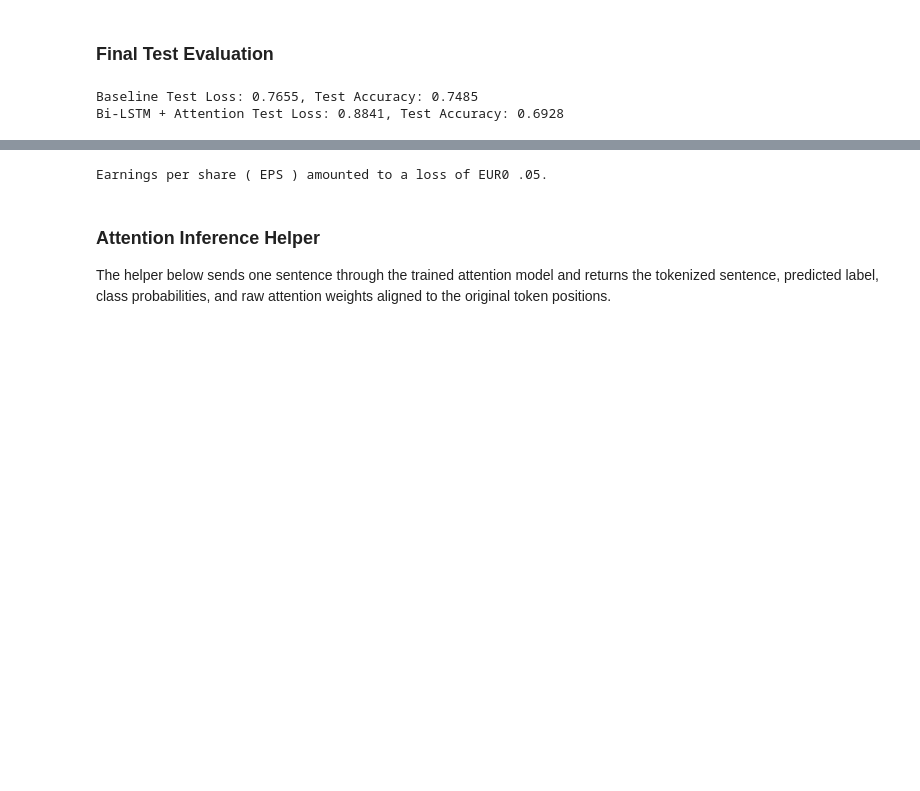
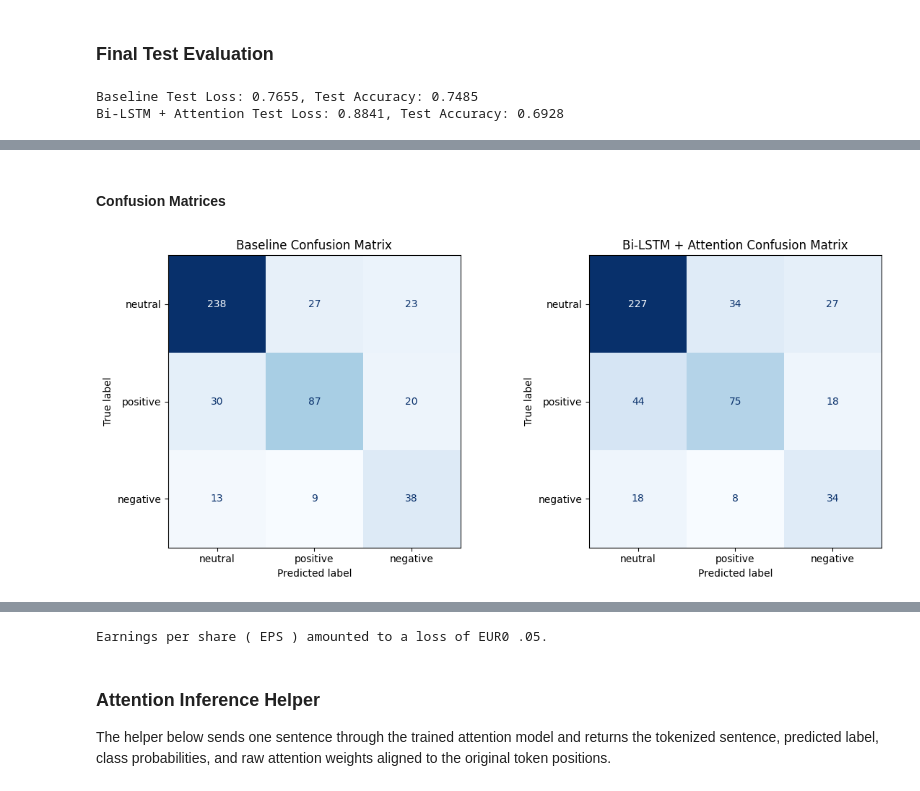
Before and after one commit to Aman-AI-Guy/Financial-News-Sentiment-Analysis, a Jupyter notebook: financial_news_sentiment.ipynb, the cells around one changed output, grey strips where cells are left out. Cells and saved outputs as stored; diff of their text form; code cells hidden in the pictures; blank space fills up the shorter version.

```diff
--- a/financial_news_sentiment.ipynb
+++ b/financial_news_sentiment.ipynb
@@ -819,0 +939,11 @@ Bi-LSTM + Attention Test Loss: 0.8841, Test Accuracy: 0.6928
+# %%
+LABEL_NAMES = [label for label, _ in sorted(LABEL_MAPPING.items(), key=lambda item: item[1])]
+
+baseline_true, baseline_pred = get_predictions(baseline_model, test_loader, device)
+attn_true, attn_pred = get_predictions(attn_model, test_loader, device)
+
+print("Baseline Classification Report")
+print(classification_report(baseline_true, baseline_pred, target_names=LABEL_NAMES, zero_division=0))
+
+print("Bi-LSTM + Attention Classification Report")
+print(classification_report(attn_true, attn_pred, target_names=LABEL_NAMES, zero_division=0))
@@ -820,3 +968,32 @@ Bi-LSTM + Attention Test Loss: 0.8841, Test Accuracy: 0.6928
+# %% [markdown]
+#### Confusion Matrices
+# %%
+fig, axes = plt.subplots(1, 2, figsize=(12, 5))
+
+ConfusionMatrixDisplay.from_predictions(
+    baseline_true,
+    baseline_pred,
+    display_labels=LABEL_NAMES,
+    cmap="Blues",
+    colorbar=False,
+    ax=axes[0],
+)
+axes[0].set_title("Baseline Confusion Matrix")
+
+ConfusionMatrixDisplay.from_predictions(
+    attn_true,
+    attn_pred,
+    display_labels=LABEL_NAMES,
+    cmap="Blues",
+    colorbar=False,
+    ax=axes[1],
+)
+axes[1].set_title("Bi-LSTM + Attention Confusion Matrix")
+
+plt.tight_layout()
+plt.show()
+# %% [output]
+[figure, added]
 # %% [markdown]
 ## XAI Showcase
 
```
Also changed, not shown: parts of 29 cells of this notebook.
